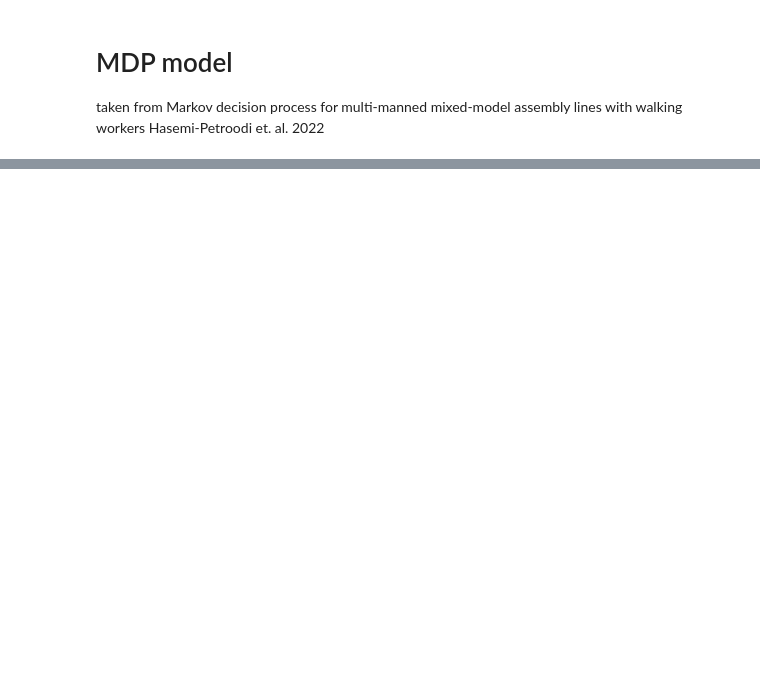
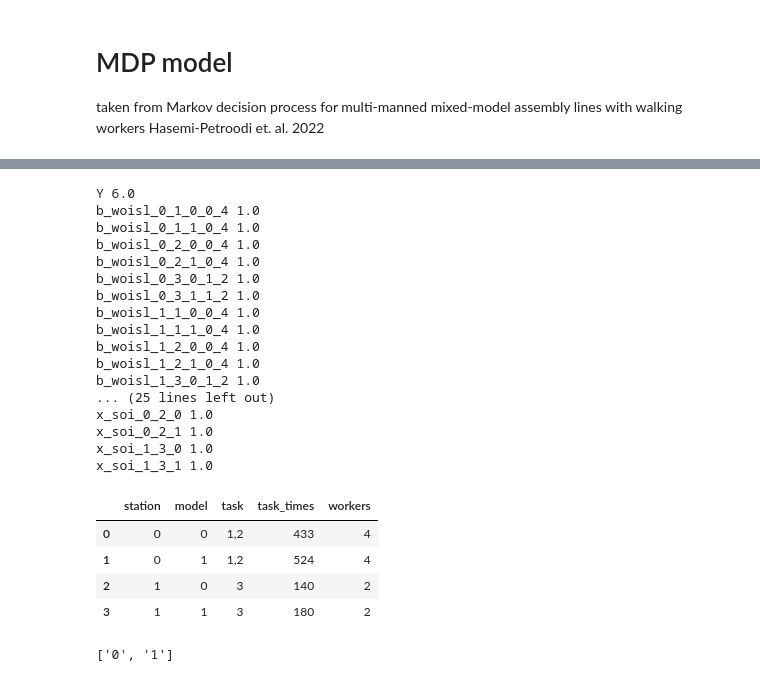
Before and after one commit to JosephThompson607/MALBP-W, a Jupyter notebook: MDP.ipynb, the cells around one changed output, grey strips where cells are left out. Cells and saved outputs as stored; diff of their text form; code cells hidden in the pictures; blank space fills up the shorter version.

```diff
--- a/MDP.ipynb
+++ b/MDP.ipynb
@@ -85,16 +58,0 @@ no_line_pictures = len(omega)
-# %%
-feasible_partitions = get_feasible_partitions(
-    models, NO_S, all_tasks, test_instances[0]
-)
-model_histories = create_model_histories(feasible_partitions, models, NO_S)
-D = create_D(omega, model_histories, NO_S)
-A = create_A(D, model_histories, test_instances[0], TAKT_TIME, MAX_L, NO_S)
-
-print(
-    "length of A",
-    len(A),
-    "length of omega",
-    len(omega),
-    "no_line_pictures",
-    no_line_pictures,
-)
@@ -219,0 +397,55 @@ for station in range(NO_S):
+# %%
+def generate_task_assignments_df(pulp_prob):
+    '''Shows task assignments for fixed and model dependent task assignment'''
+    task_assignments = []
+    labor_assignments = []
+    for v in pulp_prob.variables():
+        if v.varValue > 0:
+            print(v.name, v.varValue)
+            if 'x_soi' in v.name:
+                assignment = {'station': v.name.split('_')[2], 'task': v.name.split('_')[3], 'model': v.name.split('_')[4], 'task_times': int(test_instances[0][int(v.name.split('_')[4])]['task_times'][v.name.split('_')[3]])}
+                task_assignments.append(assignment)
+            elif 'b_wsl' in v.name:
+                labor = {'model':omega[int(v.name.split('_')[2])][int(v.name.split('_')[3])], 'station': v.name.split('_')[3],  'workers': int(v.name.split('_')[4]) }
+                labor_assignments.append(labor)
+
+    #turns task_assignments into a dataframe
+    task_assignments_df = pd.DataFrame(task_assignments)
+    labor_assignments_df = pd.DataFrame(labor_assignments)
+    #concatenates the 'task' column in task_assignments_df if the 'station' and 'model' columns are the same
+    task_assignments_df = task_assignments_df.groupby(['station', 'model'])['task', 'task_times'].agg({'task':lambda x: ','.join(x.astype(str)), 'task_times': sum }).reset_index()
+    #concatenates the 'task' column in labor_assignments_df if the 'station' and 'model' columns are the same
+    labor_assignments_df = labor_assignments_df.groupby(['model','station'])[ 'workers'].apply( max).reset_index()
+    #print(labor_assignments_df)
+    #concatenates the 'workers' column in labor_assignments_df  to the task_assignments_df if the 'station' and 'model' columns are the same
+    task_assignments_df = pd.merge(task_assignments_df, labor_assignments_df, on=['station', 'model'])
+    return task_assignments_df
+fixed_task_assignments_df = generate_task_assignments_df(fix_prob)
+fixed_task_assignments_df
+# %% [output]
+Y 6.0
+b_woisl_0_1_0_0_4 1.0
+b_woisl_0_1_1_0_4 1.0
+b_woisl_0_2_0_0_4 1.0
+b_woisl_0_2_1_0_4 1.0
+b_woisl_0_3_0_1_2 1.0
+b_woisl_0_3_1_1_2 1.0
+b_woisl_1_1_0_0_4 1.0
+b_woisl_1_1_1_0_4 1.0
+b_woisl_1_2_0_0_4 1.0
+b_woisl_1_2_1_0_4 1.0
+b_woisl_1_3_0_1_2 1.0
+... (25 lines left out)
+x_soi_0_2_0 1.0
+x_soi_0_2_1 1.0
+x_soi_1_3_0 1.0
+x_soi_1_3_1 1.0
+|  | station | model | task | task_times | workers |
+| 0 | 0 | 0 | 1,2 | 433 | 4 |
+| 1 | 0 | 1 | 1,2 | 524 | 4 |
+| 2 | 1 | 0 | 3 | 140 | 2 |
+| 3 | 1 | 1 | 3 | 180 | 2 |
+# %%
+omega[1]
+# %% [output]
+['0', '1']
```
Also changed, not shown: parts of 30 cells of this notebook, 4 other files.
